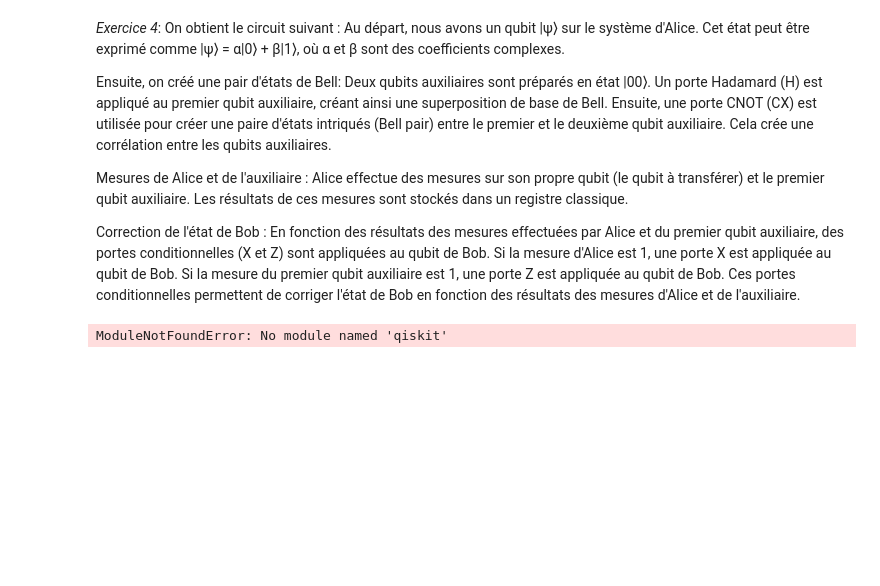
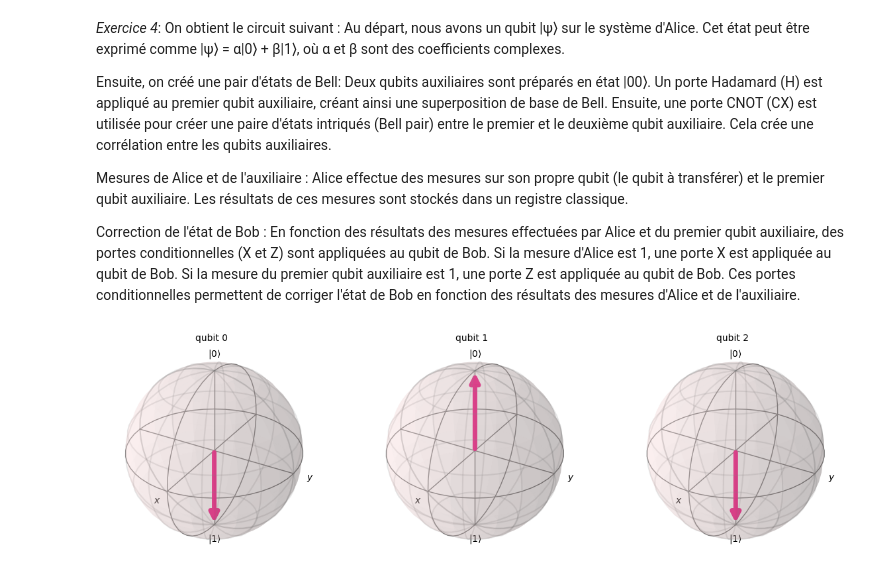
Before and after one commit to emilien-MT/AI29, a Jupyter notebook: TP2.ipynb, the cells around one changed output. Saved outputs shown, nothing was run; the diff lists cells and outputs as text; code cells hidden in the pictures; blank space fills up the shorter version.

```diff
--- a/TP2.ipynb
+++ b/TP2.ipynb
@@ -178,9 +179,25 @@ Ces portes conditionnelles permettent de corriger l'état de Bob en fonction des
 # %%
 from qiskit import QuantumCircuit, Aer, transpile, assemble
 from qiskit.visualization import plot_bloch_multivector
 from qiskit.providers.aer import AerSimulator
+from qiskit.quantum_info import *
 
-circuit = QuantumCircuit(2, 2)
+
+circuit = QuantumCircuit(3, 3)
+circuit.x(1)
+circuit.x(2)
+circuit.h(1)
+circuit.cx(0,1)
+circuit.cx(2,1)
 circuit.h(0)
+circuit.measure(1,0)
+circuit.x(2).c_if(0,1)
+circuit.measure(0,1)
+circuit.z(2).c_if(1,1)
+
+simulator = Aer.get_backend('statevector_simulator')
+result = execute(circuit, simulator).result()
+statevector = result.get_statevector(circuit)
+plot_bloch_multivector(result.get_statevector(circuit))
 # %% [output]
-ModuleNotFoundError: No module named 'qiskit'
+[figure, added]
```
Also changed, not shown: parts of 3 cells of this notebook.
